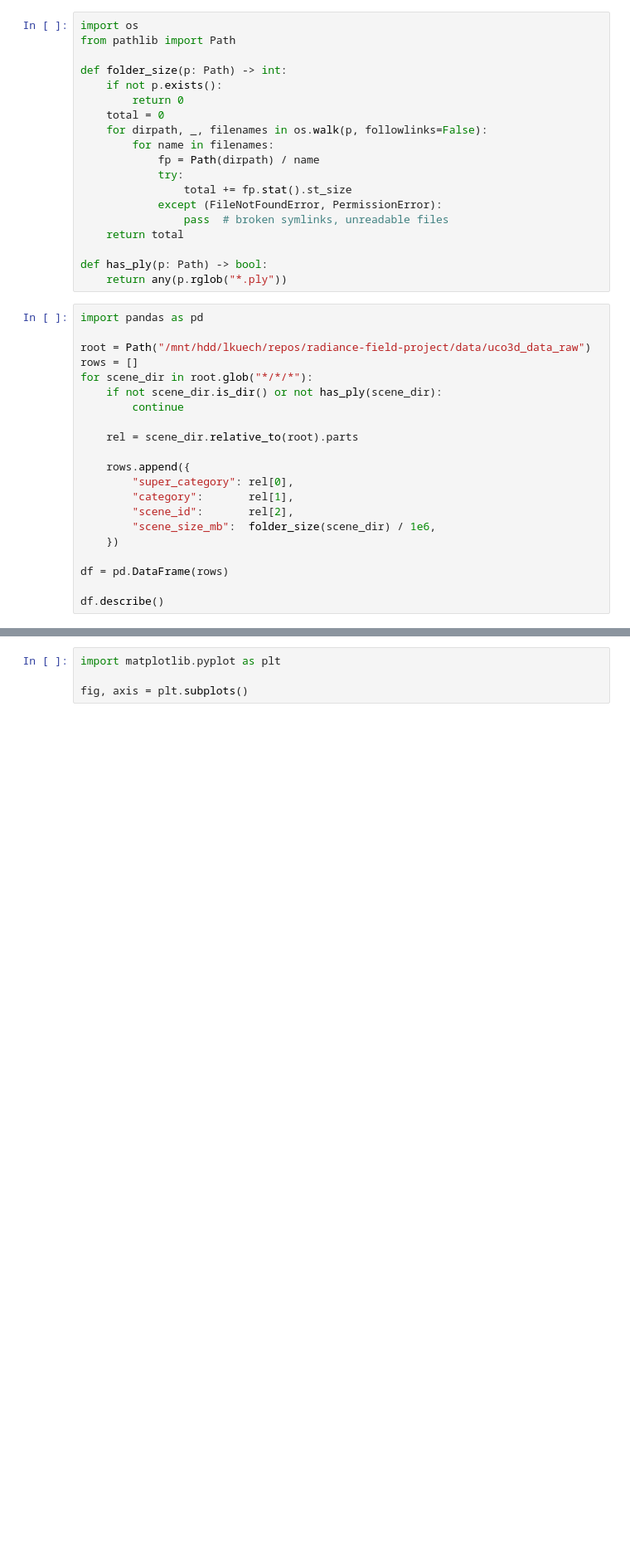
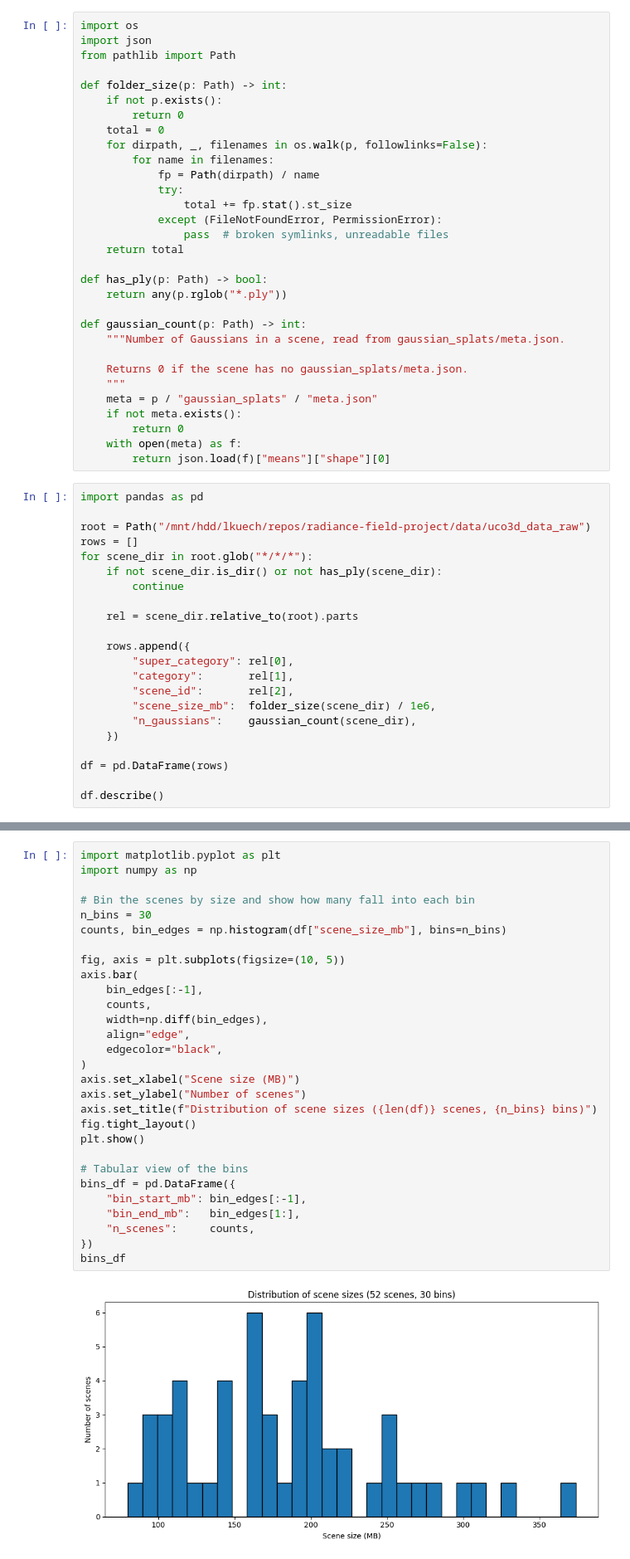
Before and after one commit to nikolasrieger/radiance-field-project, a Jupyter notebook: notebooks/visualize_scen_size.ipynb, the cells around one changed output, grey strips where cells are left out. Shown at 83% size. Cells and saved outputs as stored; diff of their text form; blank space fills up the shorter version.

Commit message:
added visualization

```diff
--- a/notebooks/visualize_scen_size.ipynb
+++ b/notebooks/visualize_scen_size.ipynb
@@ -1,5 +1,6 @@
 # %%
 import os
+import json
 from pathlib import Path
 
 def folder_size(p: Path) -> int:
@@ -17,6 +18,17 @@ def folder_size(p: Path) -> int:
 
 def has_ply(p: Path) -> bool:
     return any(p.rglob("*.ply"))
+
+def gaussian_count(p: Path) -> int:
+    """Number of Gaussians in a scene, read from gaussian_splats/meta.json.
+
+    Returns 0 if the scene has no gaussian_splats/meta.json.
+    """
+    meta = p / "gaussian_splats" / "meta.json"
+    if not meta.exists():
+        return 0
+    with open(meta) as f:
+        return json.load(f)["means"]["shape"][0]
 # %%
 import pandas as pd
 
@@ -33,6 +45,7 @@ for scene_dir in root.glob("*/*/*"):
         "category":       rel[1],
         "scene_id":       rel[2],
         "scene_size_mb":  folder_size(scene_dir) / 1e6,
+        "n_gaussians":    gaussian_count(scene_dir),
     })
 
 df = pd.DataFrame(rows)
@@ -43,4 +64,31 @@ TypeError: 'PosixPath' object is not subscriptable
 # %%
 import matplotlib.pyplot as plt
+import numpy as np
 
-fig, axis = plt.subplots()
+# Bin the scenes by size and show how many fall into each bin
+n_bins = 30
+counts, bin_edges = np.histogram(df["scene_size_mb"], bins=n_bins)
+
+fig, axis = plt.subplots(figsize=(10, 5))
+axis.bar(
+    bin_edges[:-1],
+    counts,
+    width=np.diff(bin_edges),
+    align="edge",
+    edgecolor="black",
+)
+axis.set_xlabel("Scene size (MB)")
+axis.set_ylabel("Number of scenes")
+axis.set_title(f"Distribution of scene sizes ({len(df)} scenes, {n_bins} bins)")
+fig.tight_layout()
+plt.show()
+
+# Tabular view of the bins
+bins_df = pd.DataFrame({
+    "bin_start_mb": bin_edges[:-1],
+    "bin_end_mb":   bin_edges[1:],
+    "n_scenes":     counts,
+})
+bins_df
+# %% [output]
+[figure, added]
```
Also changed, not shown: parts of 3 cells of this notebook, 2 other files.
